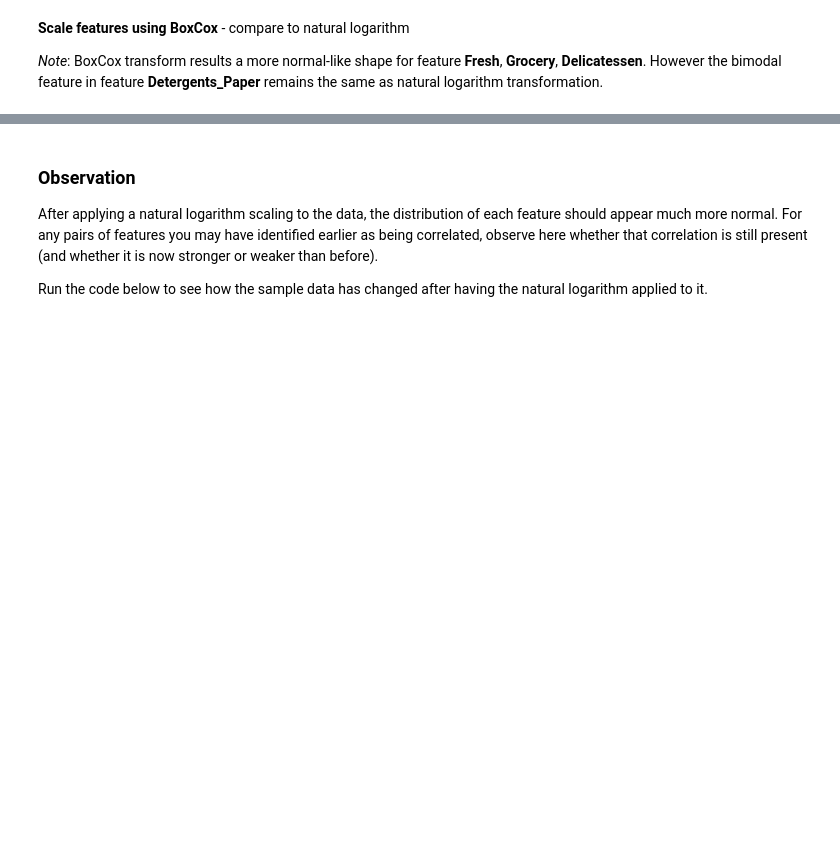
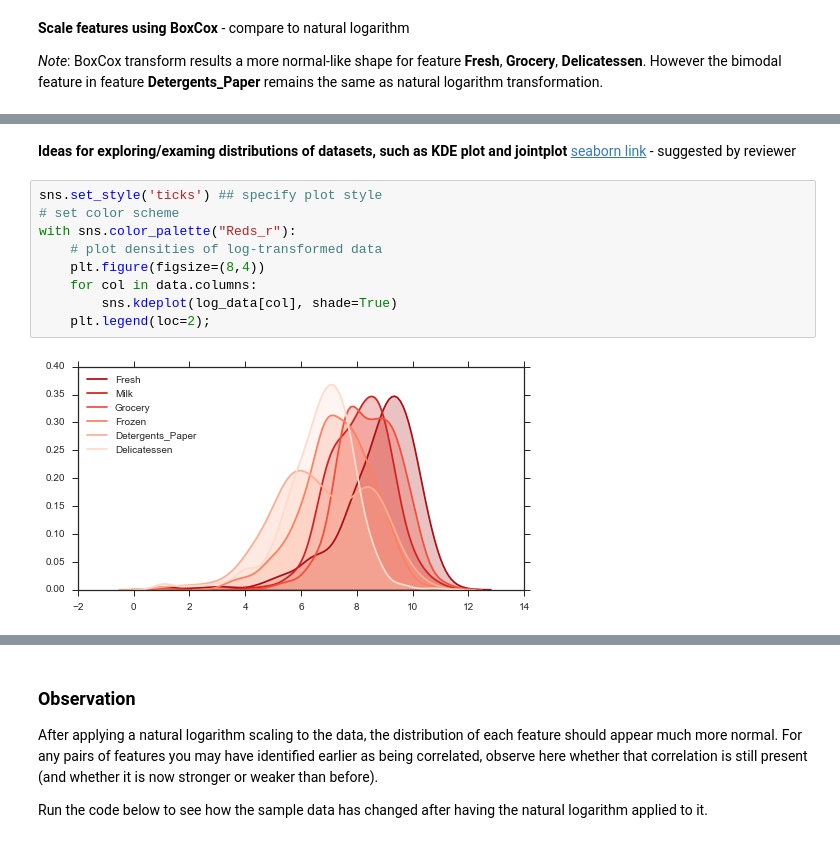
Before and after one commit to zhongyuk/machine-learning, a Jupyter notebook: projects/creating_customer_segments/customer_segments.ipynb, the cells around one changed output, grey strips where cells are left out. Drawn from its saved outputs; the diff is of its cells as text; blank space fills up the shorter version.

```diff
--- a/projects/creating_customer_segments/customer_segments.ipynb
+++ b/projects/creating_customer_segments/customer_segments.ipynb
@@ -203,0 +255,13 @@ pd.scatter_matrix(bcx_data, alpha = 0.3, figsize = (14,8), diagonal = 'kde');
+# %% [markdown]
+**Ideas for exploring/examing distributions of datasets, such as KDE plot and jointplot** [seaborn link](https://stanford.edu/~mwaskom/software/seaborn/tutorial/distributions.html) - suggested by reviewer
+# %%
+sns.set_style('ticks') ## specify plot style
+# set color scheme
+with sns.color_palette("Reds_r"):
+    # plot densities of log-transformed data
+    plt.figure(figsize=(8,4))
+    for col in data.columns:
+        sns.kdeplot(log_data[col], shade=True)
+    plt.legend(loc=2);
+# %% [output]
+[figure, added]
```
Also changed, not shown: parts of 34 cells of this notebook, 1 other file.
